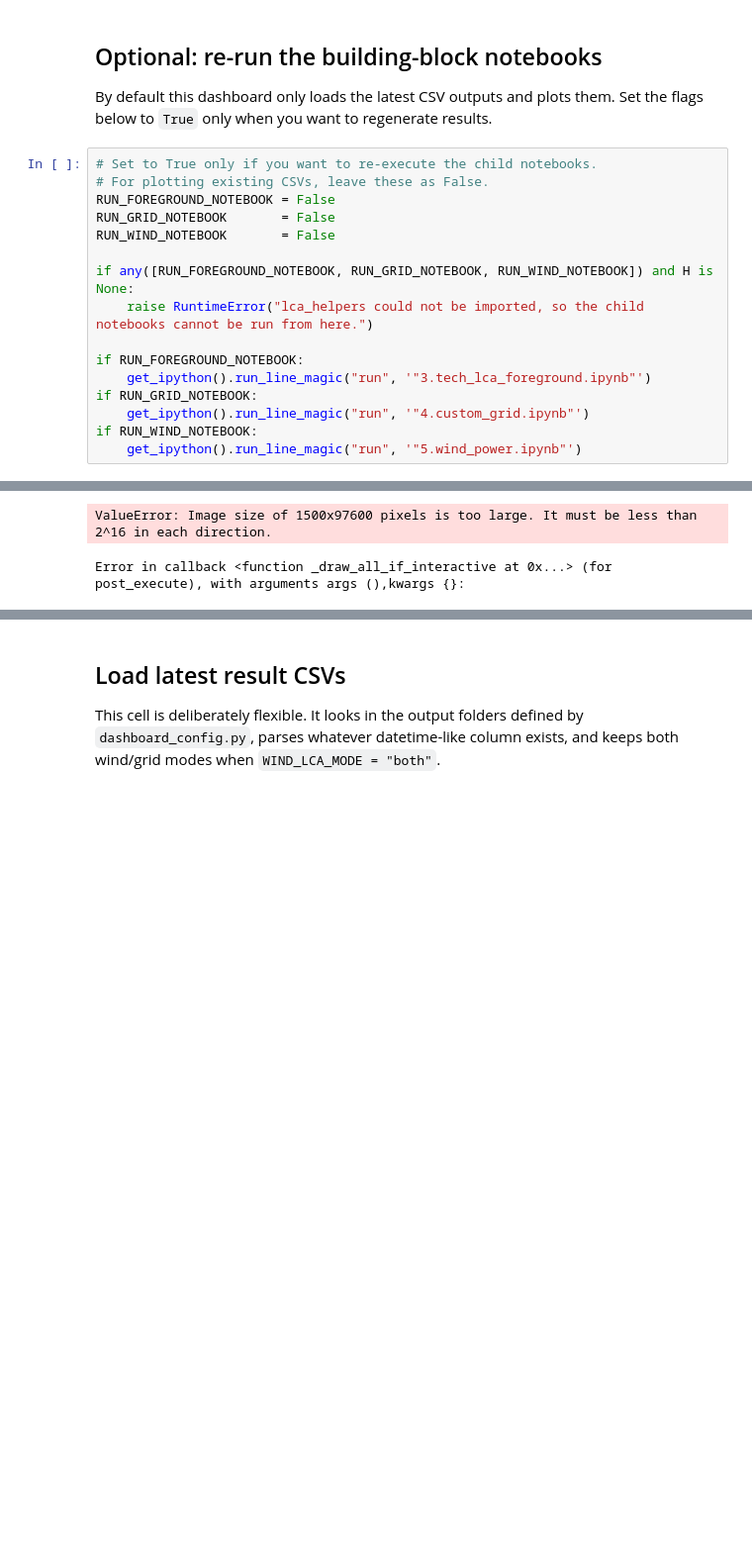
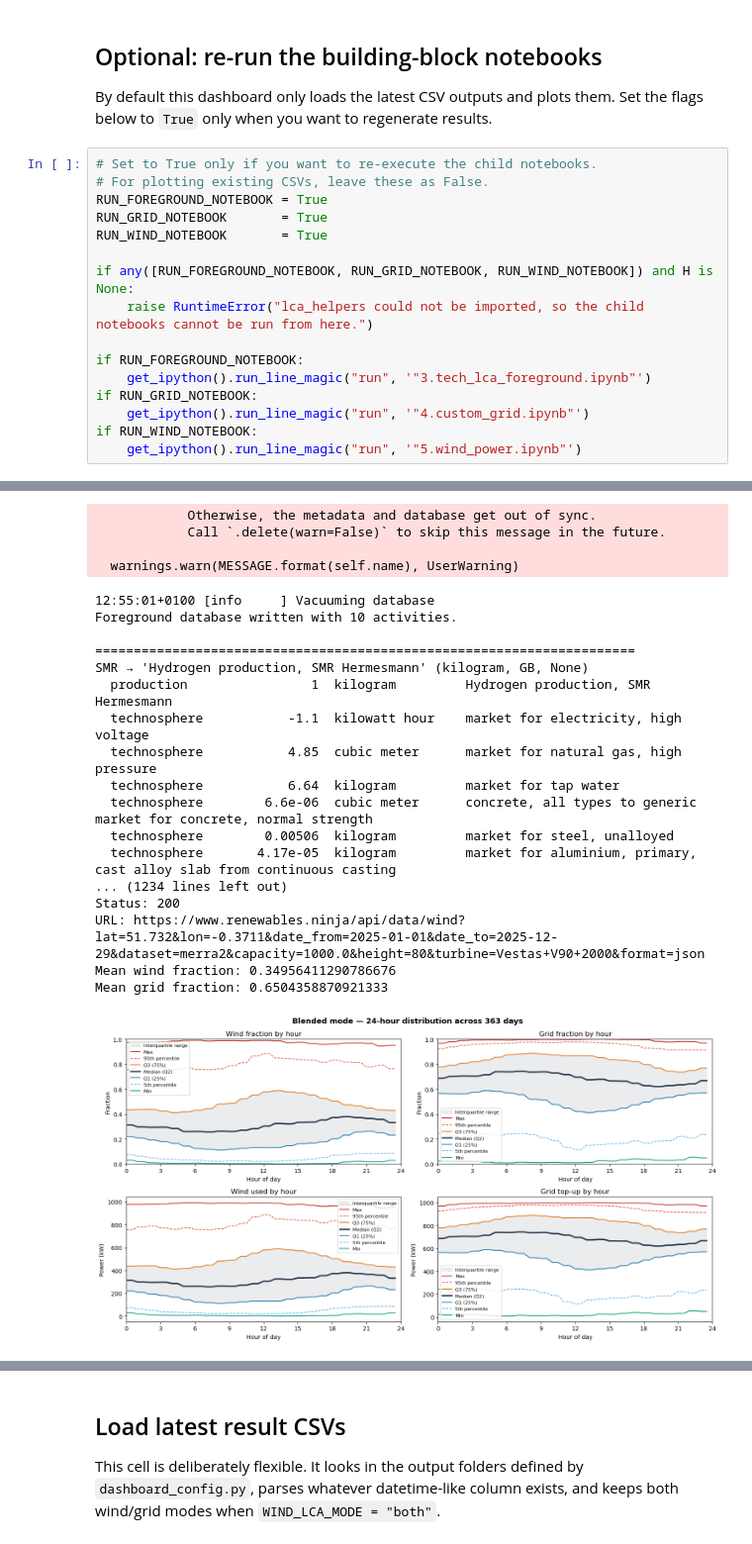
Before and after one commit to louis123sch/ukelectrolyserlca, a Jupyter notebook: 2.dashboard_lca_adaptive.ipynb, the cells around one changed output, grey strips where cells are left out. Shown at 99% size. Saved outputs shown, nothing was run; the diff lists cells and outputs as text; blank space fills up the shorter version.

Commit message:
fixed plotting

```diff
--- a/2.dashboard_lca_adaptive.ipynb
+++ b/2.dashboard_lca_adaptive.ipynb
@@ -57,9 +57,9 @@ By default this dashboard only loads the latest CSV outputs and plots them. Set
 # %%
 # Set to True only if you want to re-execute the child notebooks.
 # For plotting existing CSVs, leave these as False.
-RUN_FOREGROUND_NOTEBOOK = False
-RUN_GRID_NOTEBOOK       = False
-RUN_WIND_NOTEBOOK       = False
+RUN_FOREGROUND_NOTEBOOK = True
+RUN_GRID_NOTEBOOK       = True
+RUN_WIND_NOTEBOOK       = True
 
 if any([RUN_FOREGROUND_NOTEBOOK, RUN_GRID_NOTEBOOK, RUN_WIND_NOTEBOOK]) and H is None:
     raise RuntimeError("lca_helpers could not be imported, so the child notebooks cannot be run from here.")
@@ -91,2 +91,22 @@ Mean grid fraction: 0.6423814039153016
-ValueError: Image size of 1500x97600 pixels is too large. It must be less than 2^16 in each direction.
+            Otherwise, the metadata and database get out of sync.
+            Call `.delete(warn=False)` to skip this message in the future.
+
+  warnings.warn(MESSAGE.format(self.name), UserWarning)
-Error in callback <function _draw_all_if_interactive at 0x...> (for post_execute), with arguments args (),kwargs {}:
+12:55:01+0100 [info     ] Vacuuming database
+Foreground database written with 10 activities.
+
+======================================================================
+SMR → 'Hydrogen production, SMR Hermesmann' (kilogram, GB, None)
+  production                1  kilogram         Hydrogen production, SMR Hermesmann
+  technosphere           -1.1  kilowatt hour    market for electricity, high voltage
+  technosphere           4.85  cubic meter      market for natural gas, high pressure
+  technosphere           6.64  kilogram         market for tap water
+  technosphere        6.6e-06  cubic meter      concrete, all types to generic market for concrete, normal strength
+  technosphere        0.00506  kilogram         market for steel, unalloyed
+  technosphere       4.17e-05  kilogram         market for aluminium, primary, cast alloy slab from continuous casting
+... (1234 lines left out)
+Status: 200
+URL: https://www.renewables.ninja/api/data/wind?lat=51.732&lon=-0.3711&date_from=2025-01-01&date_to=2025-12-29&dataset=merra2&capacity=1000.0&height=80&turbine=Vestas+V90+2000&format=json
+Mean wind fraction: 0.34956411290786676
+Mean grid fraction: 0.6504358870921333
+[figure, added]
```
Also changed, not shown: parts of 18 cells of this notebook, 11 other files.
